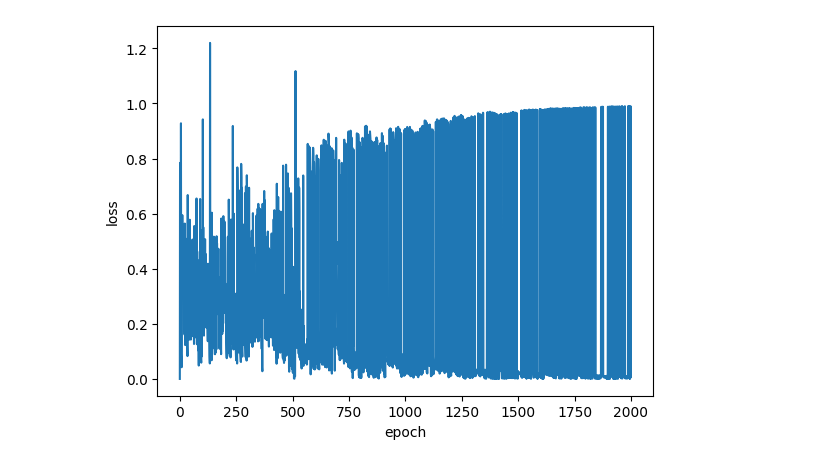
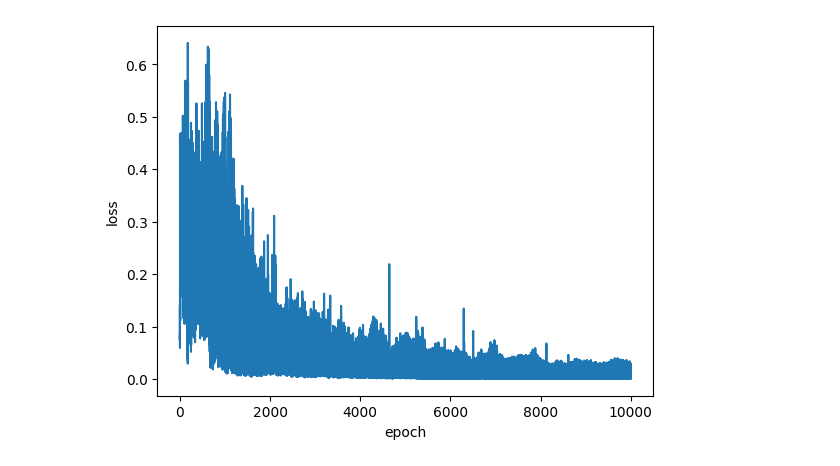
Before and after one commit to ByungWanLim/LAB_DP, a Jupyter notebook: Week3/MLP.ipynb, the cells around one changed output. Drawn from its saved outputs; the diff is of its cells as text; code cells hidden in the pictures.

```diff
--- a/Week3/MLP.ipynb
+++ b/Week3/MLP.ipynb
@@ -35,3 +16,10 @@ b1 = np.random.randn(1,1)
+# %%
+
+# Hyper parameters
+## 학습의 횟수와 Gradient update에 쓰이는 learning rate입니다.
+## 다른 값을 사용하여도 무방합니다.
+epochs = 10000
+learning_rate = 0.05
 # %%
 
 # Input data setting
@@ -44,8 +32,6 @@ train_out = np.array([0, 1, 1, 0])
 ##-----------------------------------##
 ##------- Activation Function -------##
 ##-----------------------------------##
-def tanh(x):
-    numerator = np.exp(x) - np.exp(-x)
-    denominator = np.exp(x) + np.exp(-x)
-    return numerator/denominator
+def sigmoid(x):
+    return 1 / (1 + np.exp(-x))
 # %%
@@ -129,13 +116,12 @@ SyntaxError: invalid syntax (1788255404.py, line 39)
 import numpy as np
 import matplotlib.pyplot as plt
 
-# Hyperparameters
-epochs = 2000
-learning_rate = 0.1
 
 # Initialize weights and biases
-W1 = np.random.randn(2, 1)  # First layer weights
-b1 = np.zeros((1, 1))  # First layer biases
+W1_2 = np.random.randn(2, 4)  # First layer weights
+b1_2 = np.zeros((1, 4))  # First layer biases
+W2_2 = np.random.randn(4, 1)  # Second layer weights
+b2_2 = np.zeros((1, 1))  # Second layer biases
 
 errors = []
 for epoch in range(epochs):
@@ -147,20 +133,25 @@ for epoch in range(epochs):
     ans = train_out[idx]
 
     # Forward Pass
-    net1 = tanh(np.matmul(xin, W1) + b1)
+    net1 = sigmoid(np.matmul(xin, W1_2) + b1_2)
+    net2 = sigmoid(np.matmul(net1, W2_2) + b2_2)
 
     # Mean Squared Error (MSE)로 loss 계산
-    predictions = net1
+    predictions = net2
     targets = ans
     loss = np.mean((predictions - targets) ** 2)
 
     # Backpropagation을 통한 Weight의 Gradient calculation(update)
-    delta_W1 = np.matmul(xin.T, 2 * (predictions - targets) * (1 - net1**2))
-    delta_b1 = 2 * (predictions - targets) * (1 - net1**2)
+    delta_W2 = np.matmul(net1.T, 2 * (predictions - targets) * (1 - net2**2))
+    delta_b2 = 2 * (predictions - targets) * (1 - net2**2)
+    delta_W1 = np.matmul(xin.T, np.matmul(2 * (predictions - targets) * (1 - net2**2), W2_2.T) * (1 - net1**2))
+    delta_b1 = np.matmul(2 * (predictions - targets) * (1 - net2**2), W2_2.T) * (1 - net1**2)
 
     # 각 weight의 update 반영
-    W1 -= learning_rate * delta_W1
-    b1 -= learning_rate * delta_b1
+    W2_2 -= learning_rate * delta_W2
+    b2_2 -= learning_rate * delta_b2
+    W1_2 -= learning_rate * delta_W1
+    b1_2 -= learning_rate * delta_b1
 
     # 500번째 epoch마다 loss를 프린트합니다.
     if epoch % 500 == 0:
@@ -173,11 +164,13 @@ for idx in range(4):
     xin = train_inp[idx].reshape(1, 2)
     ans = train_out[idx]
 
-    net1 = tanh(np.matmul(xin, W1) + b1)
+    net1 = sigmoid(np.matmul(xin, W1_2) + b1_2)
+    net2 = sigmoid(np.matmul(net1, W2_2) + b2_2)
 
-    pred = net1.item()
+    pred = net2
 
     print("input: ", xin, ", answer: ", ans, ", pred: {:.4f}".format(float(pred)))
+
 
 # 학습이 끝난 후, loss를 확인합니다.
 loss = np.array(errors)
@@ -187,6 +180,8 @@ plt.ylabel("loss")
 plt.show()
 
 
-np.savetxt("layer1_W1.txt", W1, fmt="%s")
-np.savetxt("layer1_b1.txt", b1, fmt="%s")
+np.savetxt("20161529_weight1_layer2.txt", (W1_2), fmt="%s")
+np.savetxt("20161529_bias1_layer2.txt", (b1_2), fmt="%s")
+np.savetxt("20161529_weight2_layer2.txt", (W2_2), fmt="%s")
+np.savetxt("20161529_bias2_layer2.txt", (b2_2), fmt="%s")
 # %% [output]
@@ -201 +205 @@ input:  [[1 1]] , answer:  0 , pred: 0.9952
-[figure, old version]
+[figure, new version]
```
Also changed, not shown: parts of 5 cells of this notebook, 11 other files.
